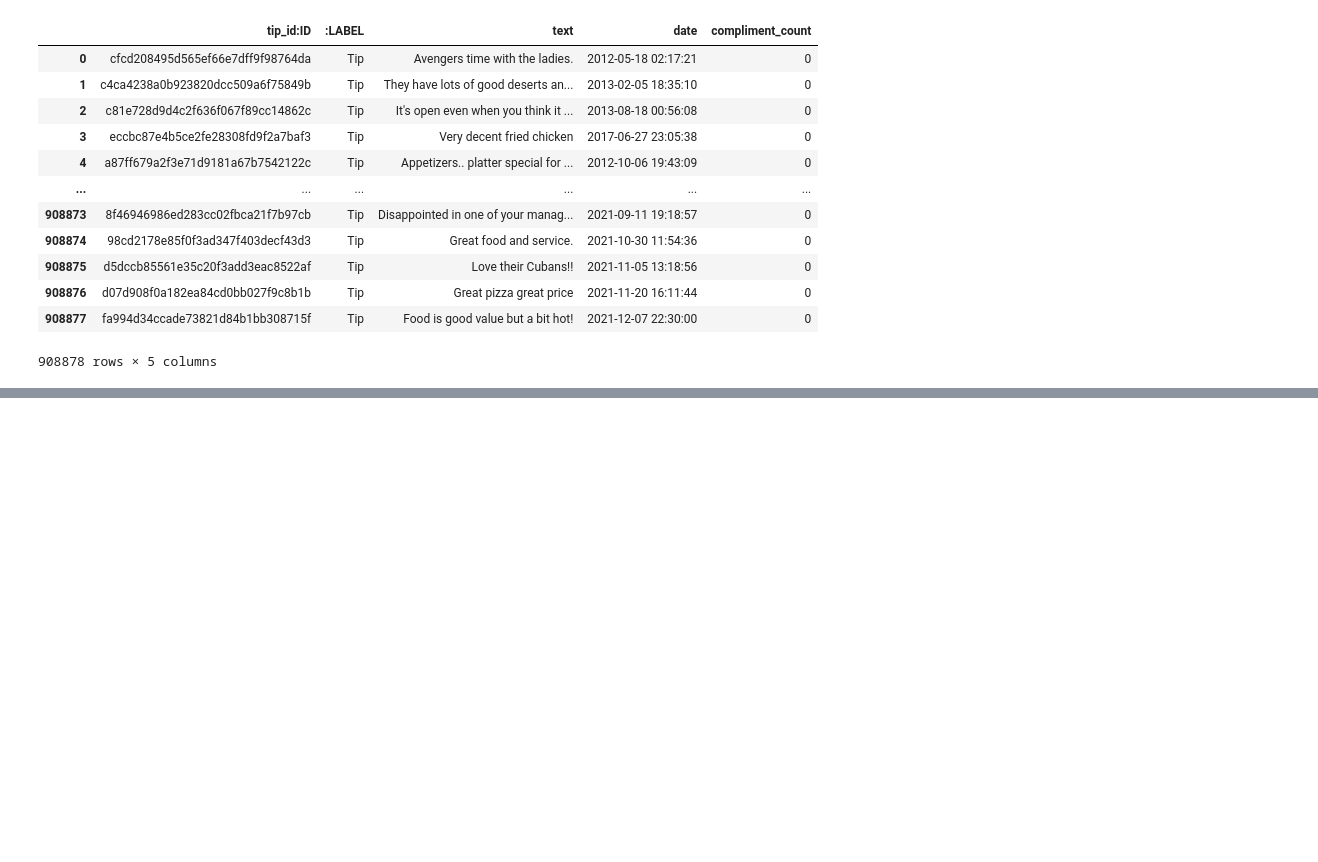
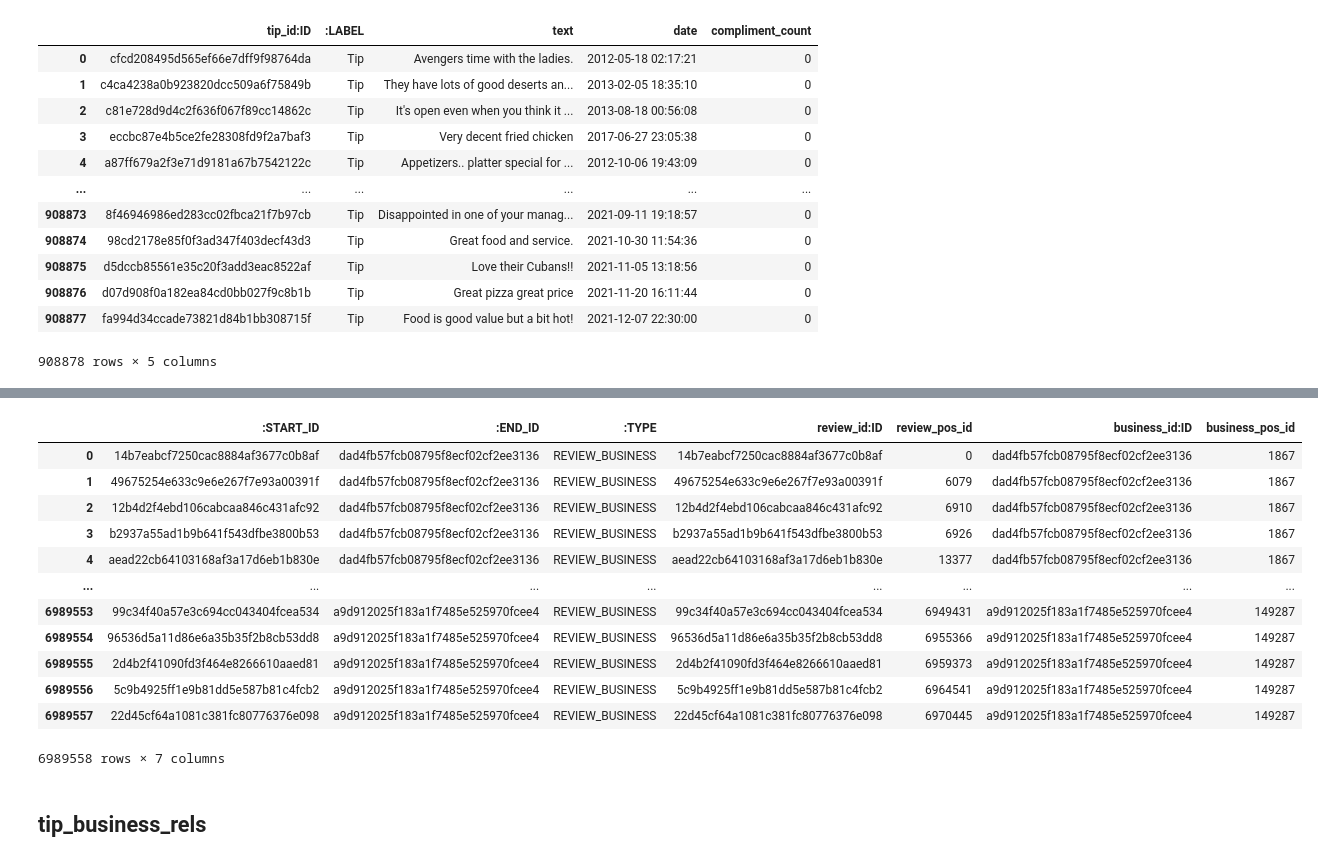
Before and after one commit to larusba/kgc-2023-yelp-gnn, a Jupyter notebook: cleaning.ipynb, the cells around one changed output, grey strips where cells are left out. Saved outputs shown, nothing was run; the diff lists cells and outputs as text; code cells hidden in the pictures; blank space fills up the shorter version.

```diff
--- a/cleaning.ipynb
+++ b/cleaning.ipynb
@@ -441,0 +555,28 @@ SequenceClassifierOutput(loss=None, logits=tensor([[-1.1885, -2.0125, -1.2764,
+# %%
+import pandas as pd
+import torch
+business_ids = pd.read_csv('preprocessed/business_ids.csv')
+review_ids = pd.read_csv('preprocessed/review_ids.csv')
+
+business_ids['business_pos_id'] = business_ids.index
+review_ids['review_pos_id'] = review_ids.index
+
+review_business_rels = pd.read_csv('neo4j_csvs/review_business_rels.csv')
+# %%
+review_business_rels = pd.merge(pd.merge(review_business_rels, review_ids, left_on=':START_ID', right_on='review_id:ID'), business_ids, left_on=':END_ID', right_on='business_id:ID')
+# %%
+review_business_rels
+# %% [output]
+|  | :START_ID | :END_ID | :TYPE | review_id:ID | review_pos_id | business_id:ID | business_pos_id |
+| 0 | 14b7eabcf7250cac8884af3677c0b8af | dad4fb57fcb08795f8ecf02cf2ee3136 | REVIEW_BUSINESS | 14b7eabcf7250cac8884af3677c0b8af | 0 | dad4fb57fcb08795f8ecf02cf2ee3136 | 1867 |
+| 1 | 49675254e633c9e6e267f7e93a00391f | dad4fb57fcb08795f8ecf02cf2ee3136 | REVIEW_BUSINESS | 49675254e633c9e6e267f7e93a00391f | 6079 | dad4fb57fcb08795f8ecf02cf2ee3136 | 1867 |
+| 2 | 12b4d2f4ebd106cabcaa846c431afc92 | dad4fb57fcb08795f8ecf02cf2ee3136 | REVIEW_BUSINESS | 12b4d2f4ebd106cabcaa846c431afc92 | 6910 | dad4fb57fcb08795f8ecf02cf2ee3136 | 1867 |
+| 3 | b2937a55ad1b9b641f543dfbe3800b53 | dad4fb57fcb08795f8ecf02cf2ee3136 | REVIEW_BUSINESS | b2937a55ad1b9b641f543dfbe3800b53 | 6926 | dad4fb57fcb08795f8ecf02cf2ee3136 | 1867 |
+| 4 | aead22cb64103168af3a17d6eb1b830e | dad4fb57fcb08795f8ecf02cf2ee3136 | REVIEW_BUSINESS | aead22cb64103168af3a17d6eb1b830e | 13377 | dad4fb57fcb08795f8ecf02cf2ee3136 | 1867 |
+| ... | ... | ... | ... | ... | ... | ... | ... |
+| 6989553 | 99c34f40a57e3c694cc043404fcea534 | a9d912025f183a1f7485e525970fcee4 | REVIEW_BUSINESS | 99c34f40a57e3c694cc043404fcea534 | 6949431 | a9d912025f183a1f7485e525970fcee4 | 149287 |
+| 6989554 | 96536d5a11d86e6a35b35f2b8cb53dd8 | a9d912025f183a1f7485e525970fcee4 | REVIEW_BUSINESS | 96536d5a11d86e6a35b35f2b8cb53dd8 | 6955366 | a9d912025f183a1f7485e525970fcee4 | 149287 |
+| 6989555 | 2d4b2f41090fd3f464e8266610aaed81 | a9d912025f183a1f7485e525970fcee4 | REVIEW_BUSINESS | 2d4b2f41090fd3f464e8266610aaed81 | 6959373 | a9d912025f183a1f7485e525970fcee4 | 149287 |
+| 6989556 | 5c9b4925ff1e9b81dd5e587b81c4fcb2 | a9d912025f183a1f7485e525970fcee4 | REVIEW_BUSINESS | 5c9b4925ff1e9b81dd5e587b81c4fcb2 | 6964541 | a9d912025f183a1f7485e525970fcee4 | 149287 |
+| 6989557 | 22d45cf64a1081c381fc80776376e098 | a9d912025f183a1f7485e525970fcee4 | REVIEW_BUSINESS | 22d45cf64a1081c381fc80776376e098 | 6970445 | a9d912025f183a1f7485e525970fcee4 | 149287 |
+6989558 rows × 7 columns
@@ -441,0 +586,2 @@ SequenceClassifierOutput(loss=None, logits=tensor([[-1.1885, -2.0125, -1.2764,
+# %% [markdown]
+## tip_business_rels
```
Also changed, not shown: parts of 55 cells of this notebook, 2 other files.
